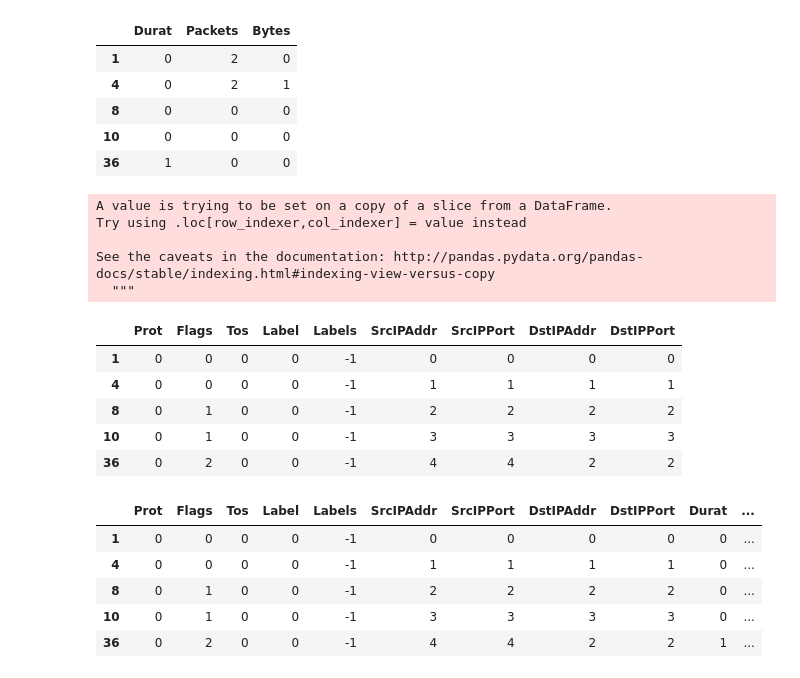
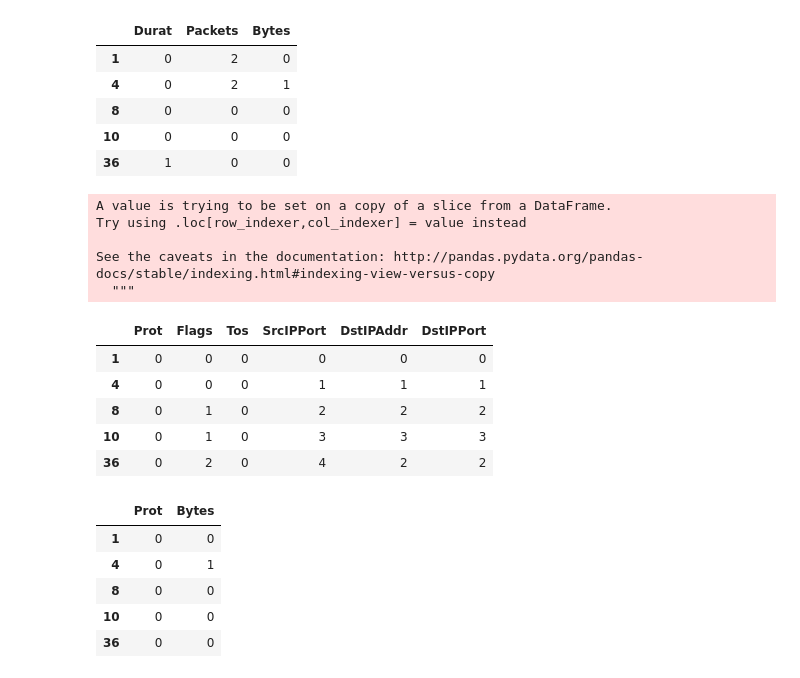
Before and after one commit to marius-pop0/CybeDataAnlaytics, a Jupyter notebook: Assignment3/flow_discretization.ipynb, the cells around one changed output. Saved outputs shown, nothing was run; the diff lists cells and outputs as text; code cells hidden in the pictures.

```diff
--- a/Assignment3/flow_discretization.ipynb
+++ b/Assignment3/flow_discretization.ipynb
@@ -68,7 +68,7 @@ See the caveats in the documentation: http://pandas.pydata.org/pandas-docs/stabl
 | 36 | 1 | 0 | 0 |
 # %%
 #clusters text
-df_text = df[['Prot', 'Flags', 'Tos', 'Label', 'Labels', 'SrcIPAddr', 'SrcIPPort', 'DstIPAddr', 'DstIPPort']]
+df_text = df[['Prot', 'Flags', 'Tos', 'SrcIPPort', 'DstIPAddr', 'DstIPPort']]
 for column in df_text:
     labels, levels = pd.factorize(df_text[column])
     df_text[column] = labels
@@ -80,25 +80,26 @@ Try using .loc[row_indexer,col_indexer] = value instead
 
 See the caveats in the documentation: http://pandas.pydata.org/pandas-docs/stable/indexing.html#indexing-view-versus-copy
   """
-|  | Prot | Flags | Tos | Label | Labels | SrcIPAddr | SrcIPPort | DstIPAddr | DstIPPort |
-| 1 | 0 | 0 | 0 | 0 | -1 | 0 | 0 | 0 | 0 |
-| 4 | 0 | 0 | 0 | 0 | -1 | 1 | 1 | 1 | 1 |
-| 8 | 0 | 1 | 0 | 0 | -1 | 2 | 2 | 2 | 2 |
-| 10 | 0 | 1 | 0 | 0 | -1 | 3 | 3 | 3 | 3 |
-| 36 | 0 | 2 | 0 | 0 | -1 | 4 | 4 | 2 | 2 |
+|  | Prot | Flags | Tos | SrcIPPort | DstIPAddr | DstIPPort |
+| 1 | 0 | 0 | 0 | 0 | 0 | 0 |
+| 4 | 0 | 0 | 0 | 1 | 1 | 1 |
+| 8 | 0 | 1 | 0 | 2 | 2 | 2 |
+| 10 | 0 | 1 | 0 | 3 | 3 | 3 |
+| 36 | 0 | 2 | 0 | 4 | 2 | 2 |
 # %%
-df = pd.concat([df_text, df_numerical], axis=1)
+df_discrete = pd.concat([df_text, df_numerical], axis=1)
+df_discrete = df_discrete[['Prot','Bytes']]
 code = 0
 spaceSize = 1
-for column in df:
-    spaceSize = spaceSize * df[column].value_counts(dropna=True).count()
+for column in df_discrete:
+    spaceSize = spaceSize * df_discrete[column].value_counts(dropna=True).count()
 
-df.head()
+df_discrete.head()
 # %% [output]
-|  | Prot | Flags | Tos | Label | Labels | SrcIPAddr | SrcIPPort | DstIPAddr | DstIPPort | Durat | ... |
-| 1 | 0 | 0 | 0 | 0 | -1 | 0 | 0 | 0 | 0 | 0 | ... |
-| 4 | 0 | 0 | 0 | 0 | -1 | 1 | 1 | 1 | 1 | 0 | ... |
-| 8 | 0 | 1 | 0 | 0 | -1 | 2 | 2 | 2 | 2 | 0 | ... |
-| 10 | 0 | 1 | 0 | 0 | -1 | 3 | 3 | 3 | 3 | 0 | ... |
-| 36 | 0 | 2 | 0 | 0 | -1 | 4 | 4 | 2 | 2 | 1 | ... |
+|  | Prot | Bytes |
+| 1 | 0 | 0 |
+| 4 | 0 | 1 |
+| 8 | 0 | 0 |
+| 10 | 0 | 0 |
+| 36 | 0 | 0 |
 # %%
```
Also changed, not shown: parts of 2 cells of this notebook.
